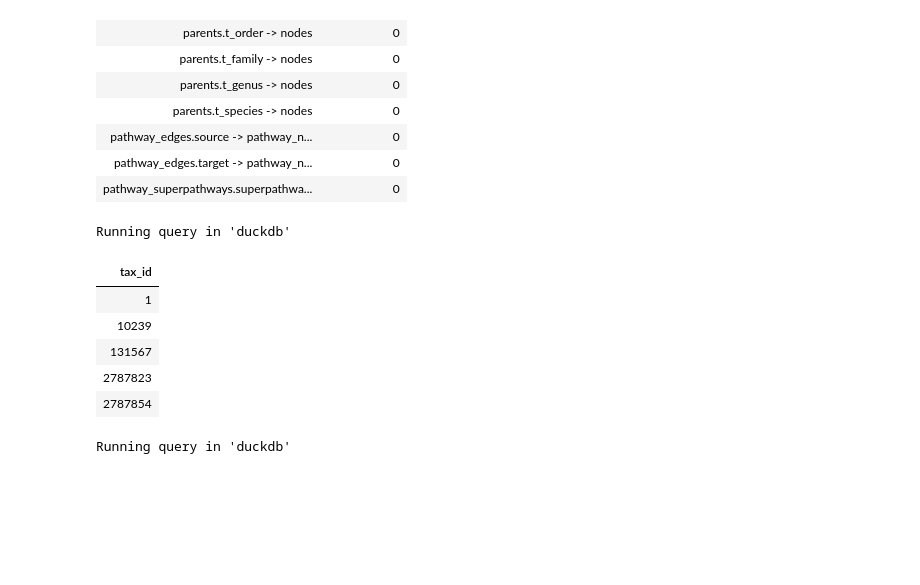
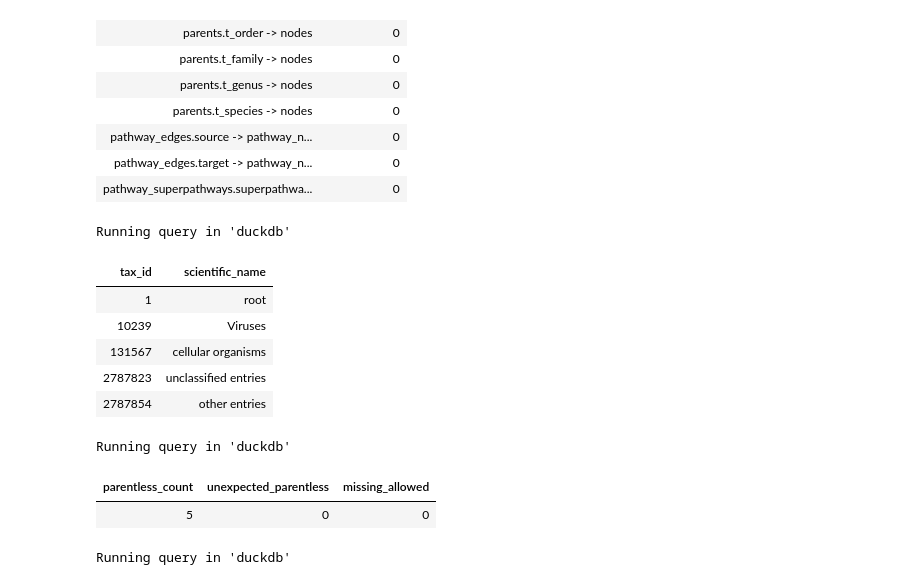
Before and after one commit to ParkinsonLab/metapro-data-vis, a Jupyter notebook: analytics/exploration/notebooks/exploratory_analysis.ipynb, the cells around one changed output. Cells and saved outputs as stored; diff of their text form; code cells hidden in the pictures; blank space fills up the shorter version.

```diff
--- a/analytics/exploration/notebooks/exploratory_analysis.ipynb
+++ b/analytics/exploration/notebooks/exploratory_analysis.ipynb
@@ -363,20 +363,42 @@ Running query in 'duckdb'
 %config SqlMagic.displaylimit = 10
 # %%
 %%sql
--- nodes without parents (expect small count; list tax_ids)
-SELECT n.id AS tax_id
+-- nodes without parents: exactly 5 known meta/root taxons (§6 allowlist)
+SELECT n.id AS tax_id, nm.name AS scientific_name
 FROM nodes n
 LEFT JOIN parents p ON n.id = p.tax_id
+LEFT JOIN names nm ON nm.tax_id = n.id
 WHERE p.tax_id IS NULL
 ORDER BY n.id;
 # %% [output]
 Running query in 'duckdb'
-| tax_id |
-| 1 |
-| 10239 |
-| 131567 |
-| 2787823 |
-| 2787854 |
+| tax_id | scientific_name |
+| 1 | root |
+| 10239 | Viruses |
+| 131567 | cellular organisms |
+| 2787823 | unclassified entries |
+| 2787854 | other entries |
+# %%
+%%sql
+-- parentless allowlist regression (expect parentless_count=5, unexpected_parentless=0, missing_allowed=0)
+SELECT
+  (SELECT COUNT(*) FROM nodes n
+   LEFT JOIN parents p ON n.id = p.tax_id WHERE p.tax_id IS NULL) AS parentless_count,
+  (SELECT COUNT(*) FROM nodes n
+   LEFT JOIN parents p ON n.id = p.tax_id
+   WHERE p.tax_id IS NULL
+     AND n.id NOT IN (1, 10239, 131567, 2787823, 2787854)) AS unexpected_parentless,
+  (SELECT COUNT(*) FROM (
+     SELECT unnest([1::BIGINT, 10239, 131567, 2787823, 2787854]) AS tax_id
+   ) allowed
+   WHERE tax_id NOT IN (
+     SELECT n.id FROM nodes n
+     LEFT JOIN parents p ON n.id = p.tax_id WHERE p.tax_id IS NULL
+   )) AS missing_allowed;
+# %% [output]
+Running query in 'duckdb'
+| parentless_count | unexpected_parentless | missing_allowed |
+| 5 | 0 | 0 |
 # %%
 %%sql
 -- parents duplicate tax_id (expect 0; schema declares UNIQUE)
```
Also changed, not shown: parts of 2 cells of this notebook, 1 other file.
